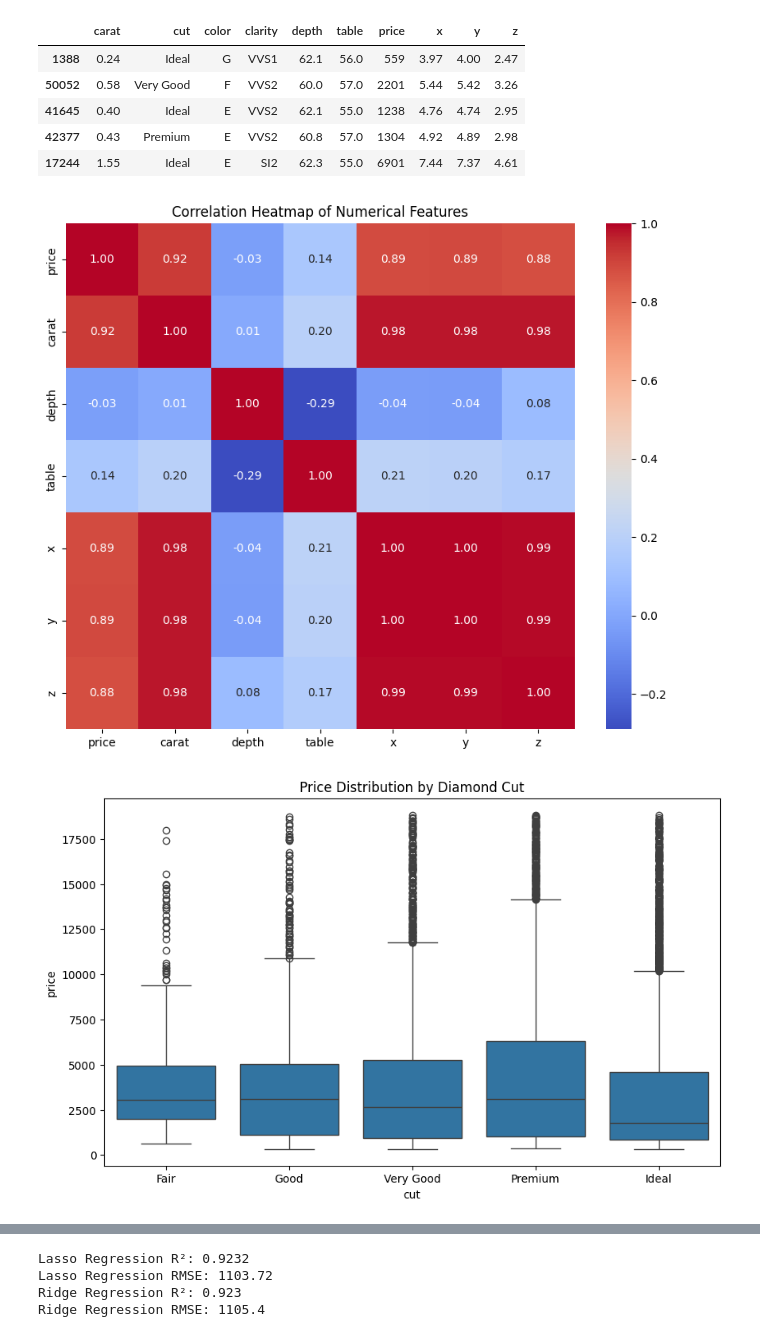
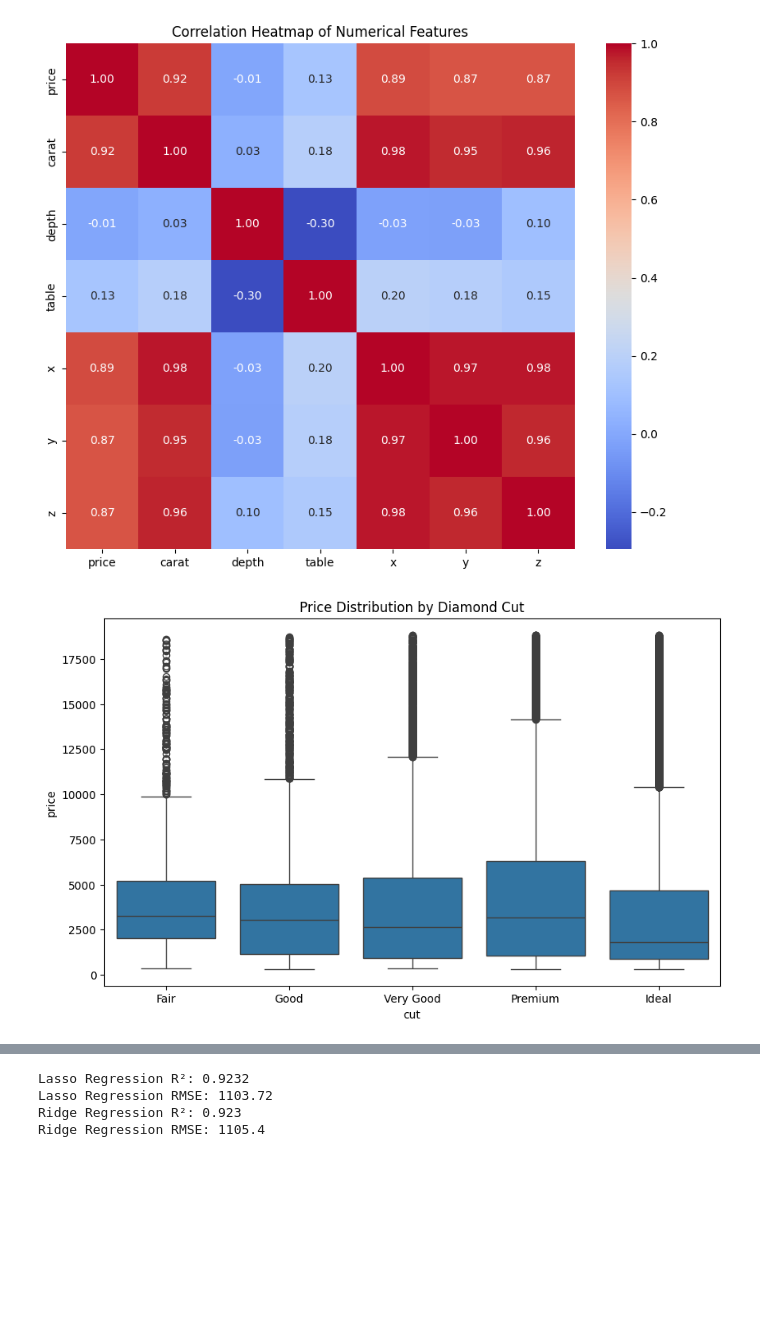
Before and after one commit to BONFACEVULU/AI-Coursework-2025, a Jupyter notebook: Diamonds_Price_Regression.ipynb, the cells around one changed output, grey strips where cells are left out. Cells and saved outputs as stored; diff of their text form; code cells hidden in the pictures; blank space fills up the shorter version.

```diff
--- a/Diamonds_Price_Regression.ipynb
+++ b/Diamonds_Price_Regression.ipynb
@@ -45,7 +44,12 @@ plt.figure(figsize=(10, 6))
 sns.histplot(df_cleaned['price'], kde=True, bins=50)
 plt.title('Distribution of Diamond Prices')
 
-# Display the head of the cleaned dataframe
-display(df_cleaned.head())
+# Create a sample of 12,500 records
+print("\n--- Creating Model Sample ---")
+diamonds_model = df_cleaned.sample(n=12500, random_state=42)
+print(f"Created 'diamonds_model' sample with {diamonds_model.shape[0]} records.")
+
+# Save the sample
+diamonds_model.to_csv('diamonds_model.csv')
 # %% [output]
 --- Data Cleaning ---
@@ -64,8 +71,2 @@ Name: price, dtype: float64
-|  | carat | cut | color | clarity | depth | table | price | x | y | z |
-| 1388 | 0.24 | Ideal | G | VVS1 | 62.1 | 56.0 | 559 | 3.97 | 4.00 | 2.47 |
-| 50052 | 0.58 | Very Good | F | VVS2 | 60.0 | 57.0 | 2201 | 5.44 | 5.42 | 3.26 |
-| 41645 | 0.40 | Ideal | E | VVS2 | 62.1 | 55.0 | 1238 | 4.76 | 4.74 | 2.95 |
-| 42377 | 0.43 | Premium | E | VVS2 | 60.8 | 57.0 | 1304 | 4.92 | 4.89 | 2.98 |
-| 17244 | 1.55 | Ideal | E | SI2 | 62.3 | 55.0 | 6901 | 7.44 | 7.37 | 4.61 |
-[figure, old version]
+[figure, new version]
-[figure, old version]
+[figure, new version]
```
Also changed, not shown: parts of 4 cells of this notebook.
